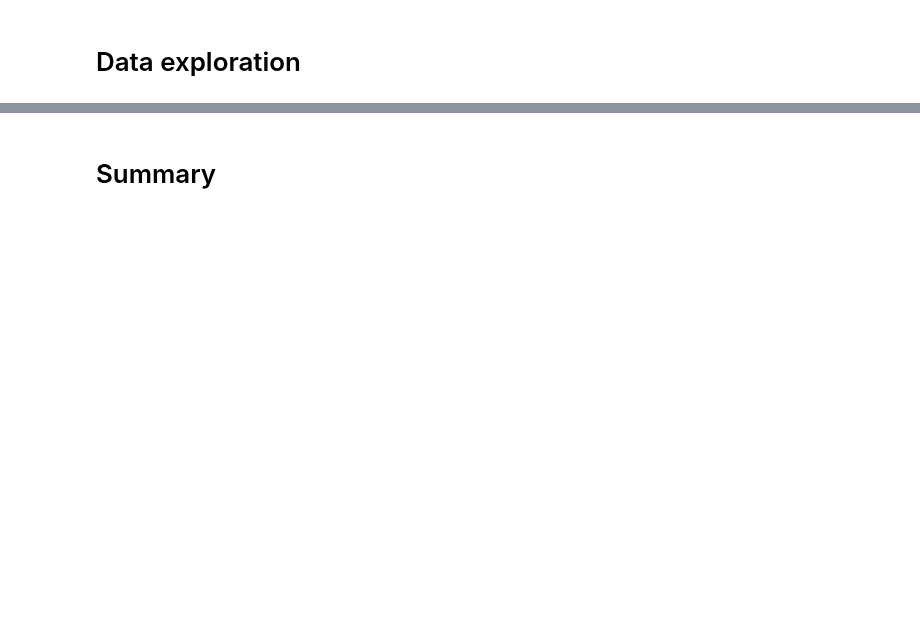
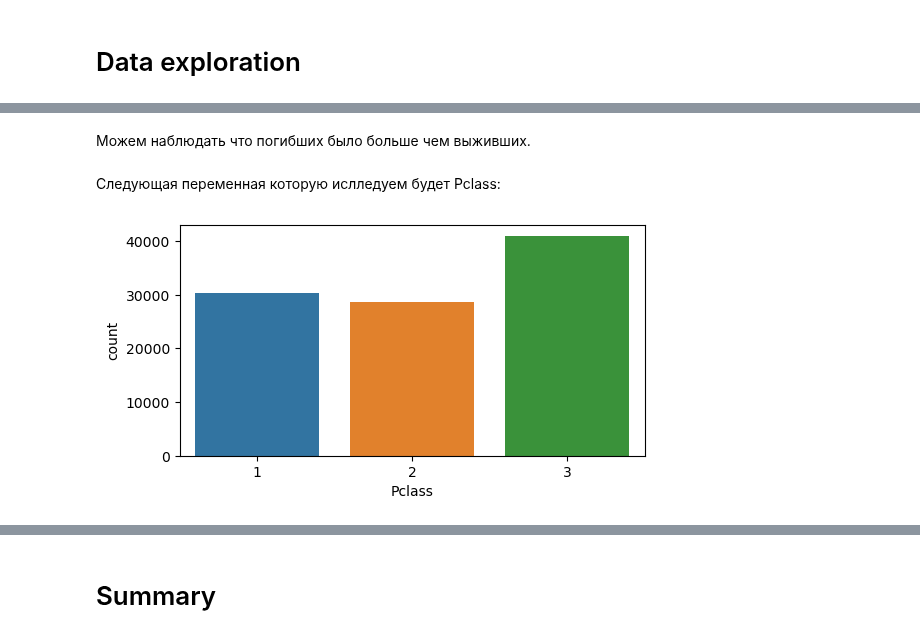
Before and after one commit to AlexeyZubar/second, a Jupyter notebook: eda.ipynb, the cells around one changed output, grey strips where cells are left out. Saved outputs shown, nothing was run; the diff lists cells and outputs as text; code cells hidden in the pictures; blank space fills up the shorter version.

```diff
--- a/eda.ipynb
+++ b/eda.ipynb
@@ -79,0 +229,10 @@ memory usage: 9.2+ MB
+# %% [markdown]
+Можем наблюдать что погибших было больше чем выживших.
+# %% [markdown]
+Следующая переменная которую ислледуем будет Pclass:
+# %%
+plt.figure(figsize=(6,3))
+sns.countplot(x=data_titanic['Pclass'])
+plt.show()
+# %% [output]
+[figure, added]
```
Also changed, not shown: parts of 60 cells of this notebook.
